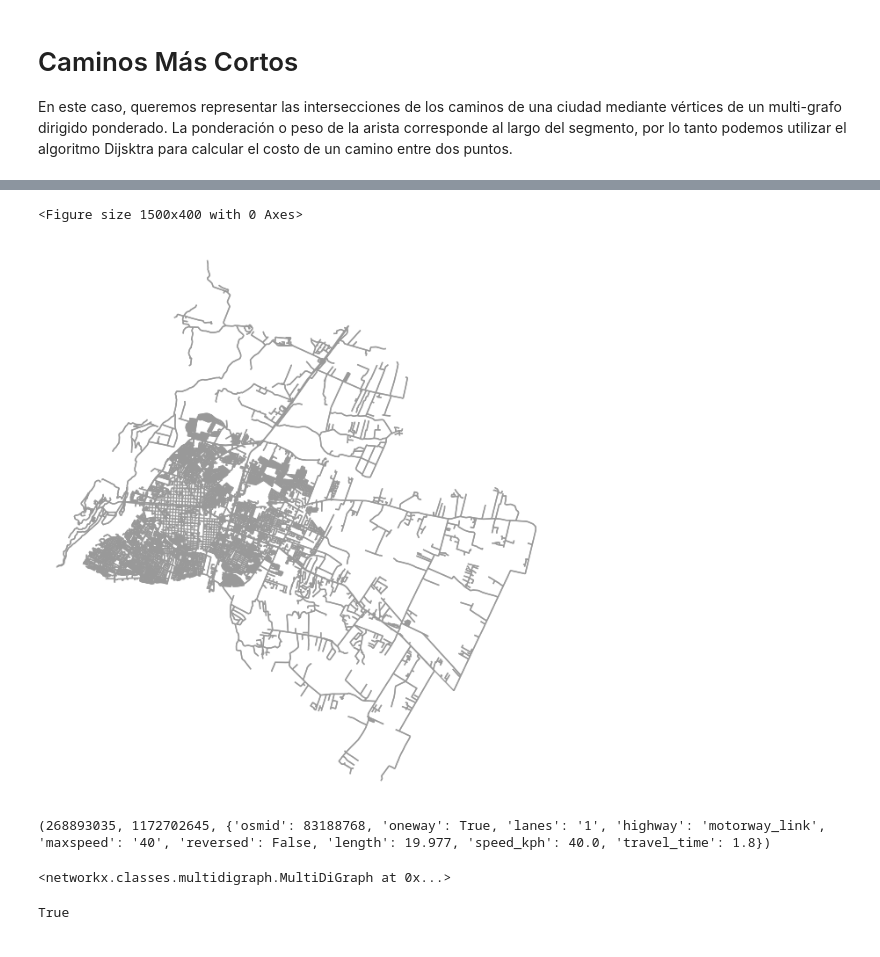
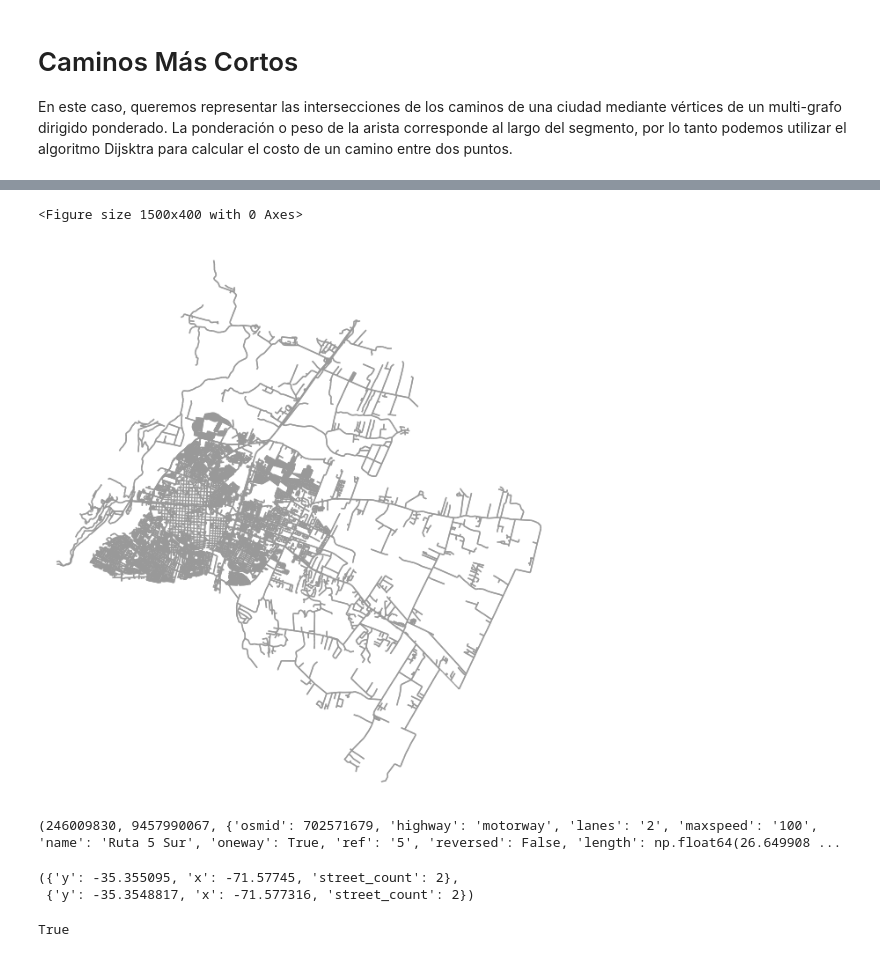
Before and after one commit to shernandez-ucm/estructuras_discretas, a Jupyter notebook: 5.-caminos_mas_cortos.ipynb, the cells around one changed output, grey strips where cells are left out. Drawn from its saved outputs; the diff is of its cells as text; code cells hidden in the pictures.

```diff
--- a/5.-caminos_mas_cortos.ipynb
+++ b/5.-caminos_mas_cortos.ipynb
@@ -26,28 +26,29 @@ Successfully installed osmnx-2.0.3
 # %%
 import osmnx as ox
 import networkx as nx
 import pandas as pd
 from IPython.display import display
 import matplotlib.pyplot as plt
 
-G=ox.graph_from_place('Talca,Chile',network_type='all', simplify=True)
+G=ox.graph_from_place('Talca,Chile',network_type='all', simplify=False)
 #ox.save_graphml(G, filename='talca_ciclovias.graphml')
 plt.figure(figsize=(15,4))
 ox.plot_graph(ox.project_graph(G),node_size=0, bgcolor='w')
 plt.show()
 # %% [output]
 <Figure size 1500x400 with 0 Axes>
-[figure, old version]
+[figure, new version]
 # %%
 for e in G.edges(data=True):
   print(e)
   break
 # %% [output]
-(268893035, 1172702645, {'osmid': 83188768, 'oneway': True, 'lanes': '1', 'highway': 'motorway_link', 'maxspeed': '40', 'reversed': False, 'length': 19.977, 'speed_kph': 40.0, 'travel_time': 1.8})
+(246009830, 9457990067, {'osmid': 702571679, 'highway': 'motorway', 'lanes': '2', 'maxspeed': '100', 'name': 'Ruta 5 Sur', 'oneway': True, 'ref': '5', 'reversed': False, 'length': np.float64(26.649908 ...
-# %%
-nx.is_connected(G)
-# %% [output]
-<networkx.classes.multidigraph.MultiDiGraph at 0x...>
+# %%
+G.nodes[246009830],G.nodes[9457990067]
+# %% [output]
+({'y': -35.355095, 'x': -71.57745, 'street_count': 2},
+ {'y': -35.3548817, 'x': -71.577316, 'street_count': 2})
 # %%
 nx.is_weakly_connected(G)
 # %% [output]
```
Also changed, not shown: parts of 8 cells of this notebook.
